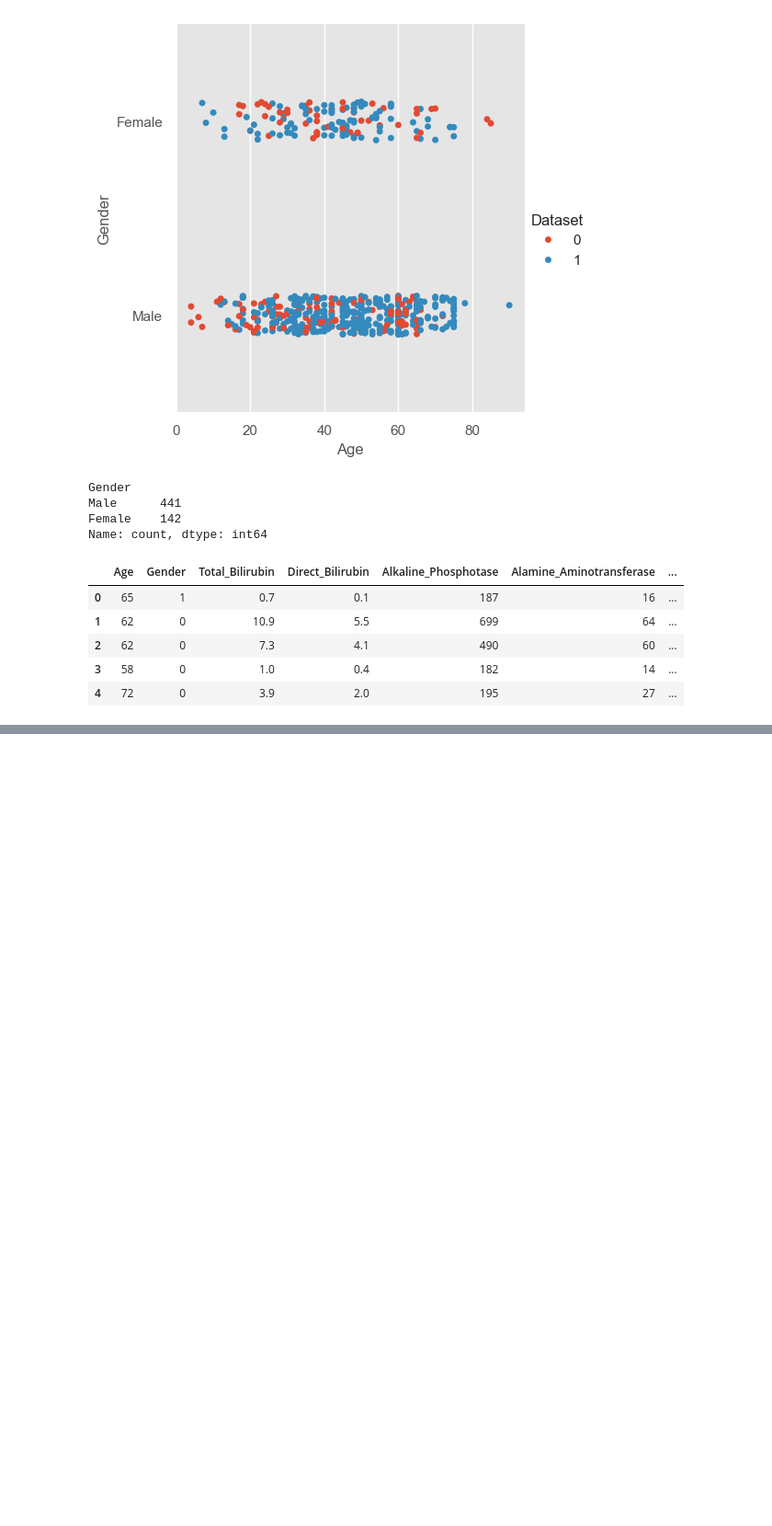
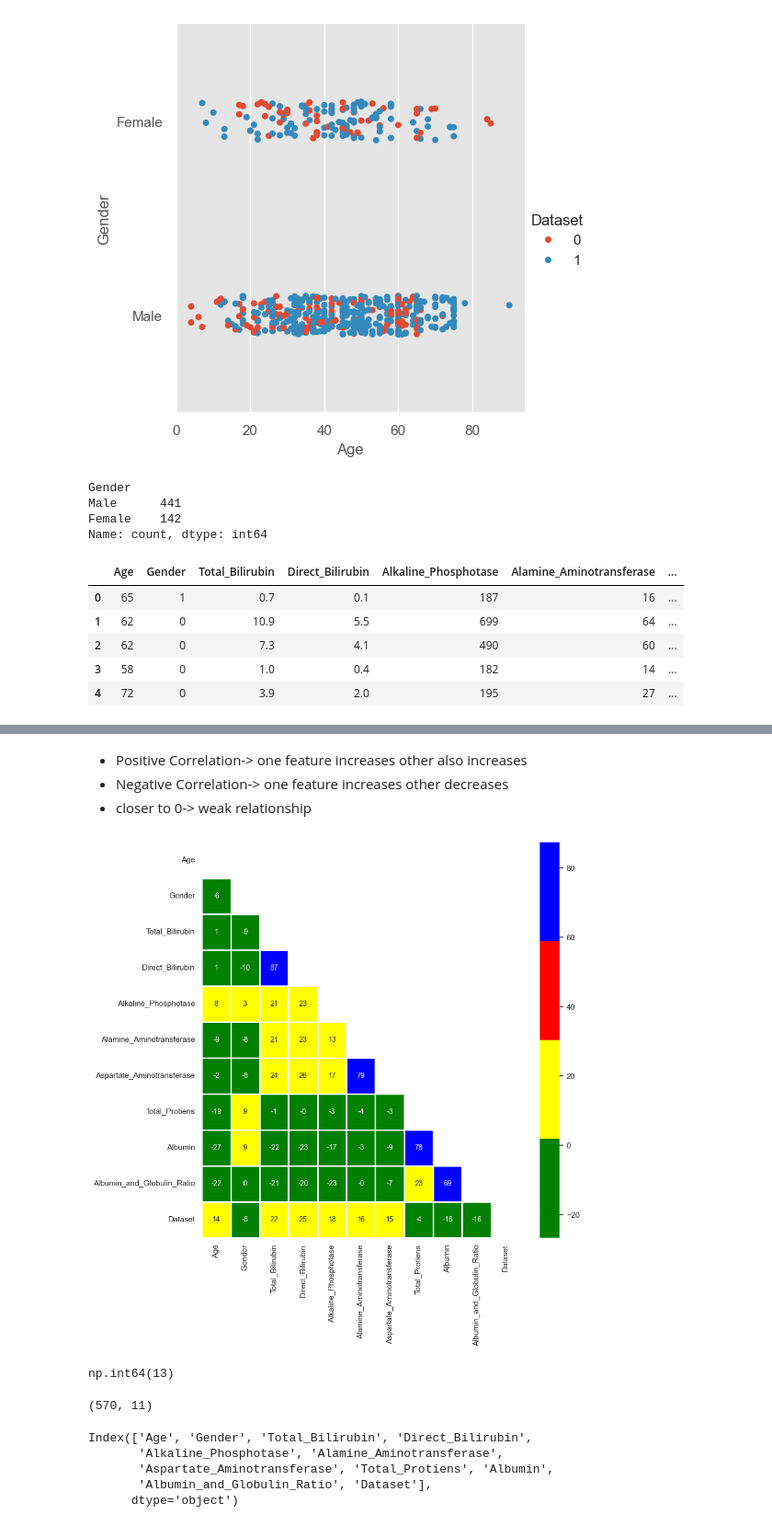
Before and after one commit to vikasjangidmk/Liver-Disease-Detection-with-ML-Evaluating-Multiple-Classification-Models, a Jupyter notebook: Liver.ipynb, the cells around one changed output, grey strips where cells are left out. Shown: that part at 92% size. Drawn from its saved outputs; the diff is of its cells as text; code cells hidden in the pictures; blank space fills up the shorter version.

```diff
--- a/Liver.ipynb
+++ b/Liver.ipynb
@@ -175,0 +203,16 @@ df.head()
+# %% [markdown]
+- Positive Correlation-> one feature increases other also increases
+- Negative Correlation-> one feature increases other decreases
+- closer to 0-> weak relationship
+# %%
+mask = np.zeros_like(df.corr())
+mask[np.triu_indices_from(mask)] = True
+plt.figure(figsize=(10,10))
+with sns.axes_style("white"):
+    ax = sns.heatmap(df.corr()*100, mask=mask, fmt = ".0f", annot=True, lw=1, cmap=ListedColormap(['green','yellow','red','blue']))
+# %% [output]
+[figure, added]
+# %%
+df.duplicated().sum()
+# %% [output]
+np.int64(13)
@@ -175,0 +221,12 @@ df.head()
+# %%
+df.shape
+# %% [output]
+(570, 11)
+# %%
+df.columns
+# %% [output]
+Index(['Age', 'Gender', 'Total_Bilirubin', 'Direct_Bilirubin',
+       'Alkaline_Phosphotase', 'Alamine_Aminotransferase',
+       'Aspartate_Aminotransferase', 'Total_Protiens', 'Albumin',
+       'Albumin_and_Globulin_Ratio', 'Dataset'],
+      dtype='object')
```
Also changed, not shown: parts of 7 cells of this notebook.
